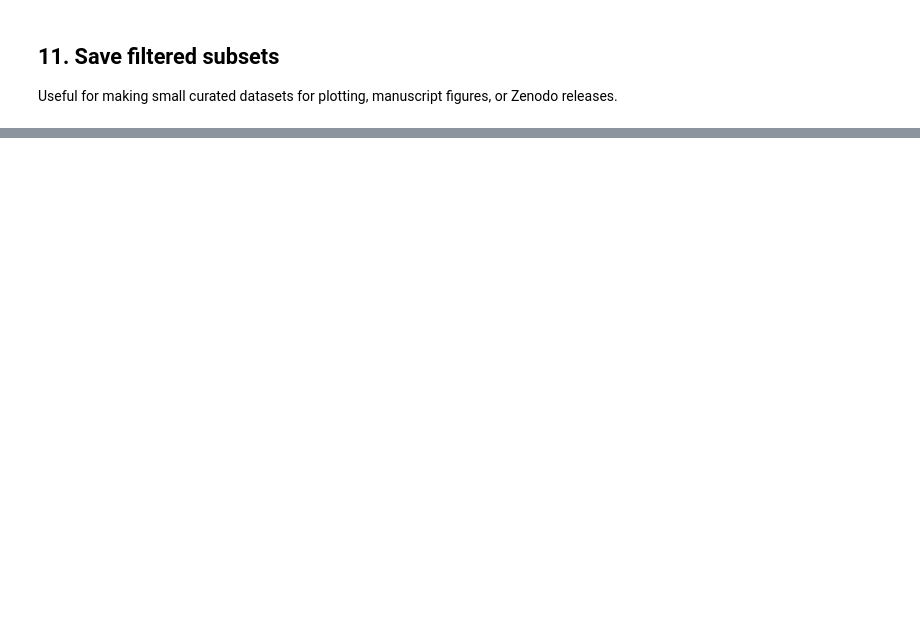
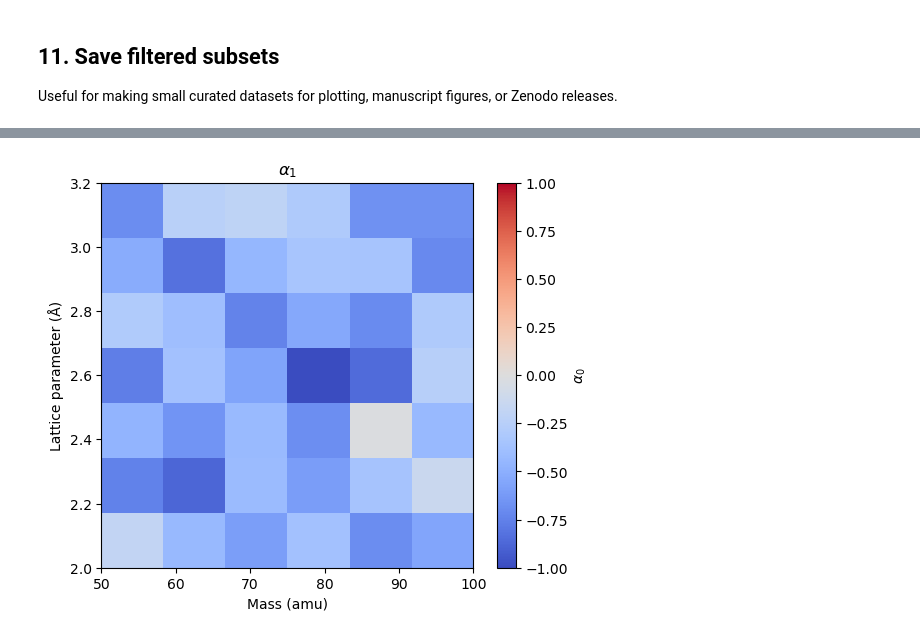
Before and after one commit to jamunozlab/MOGA-Phonons, a Jupyter notebook: moga_dataframe_explorer_experiment000009.ipynb, the cells around one changed output, grey strips where cells are left out. Saved outputs shown, nothing was run; the diff lists cells and outputs as text; code cells hidden in the pictures; blank space fills up the shorter version.

```diff
--- a/moga_dataframe_explorer_experiment000009.ipynb
+++ b/moga_dataframe_explorer_experiment000009.ipynb
@@ -297,0 +587,36 @@ if "fitness_norm" in df_plot.columns:
+# %%
+import matplotlib.pyplot as plt
+
+pivot = best_df.pivot(
+    index="a_val",
+    columns="mass",
+    values="alpha1",
+)
+
+plt.figure(figsize=(6,5))
+
+plt.imshow(
+    pivot,
+    origin="lower",
+    aspect="auto",
+    extent=[
+        pivot.columns.min(),
+        pivot.columns.max(),
+        pivot.index.min(),
+        pivot.index.max(),
+    ],
+    vmin=-1,
+    vmax=1,
+    cmap="coolwarm"
+)
+
+plt.xlabel("Mass (amu)")
+plt.ylabel("Lattice parameter (Å)")
+plt.title(r"$\alpha_1$")
+
+
+plt.colorbar(label=r"$\alpha_0$")
+
+plt.show()
+# %% [output]
+[figure, added]
```
Also changed, not shown: parts of 42 cells of this notebook, 10 other files.
